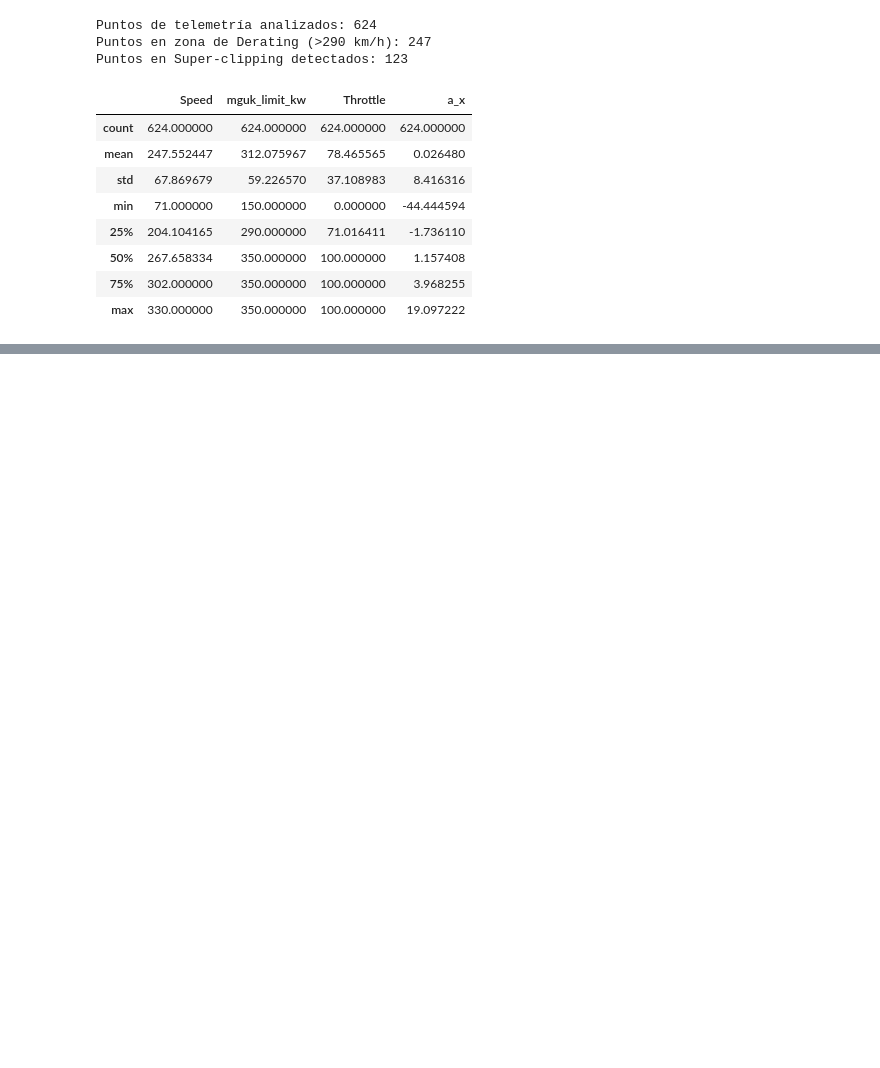
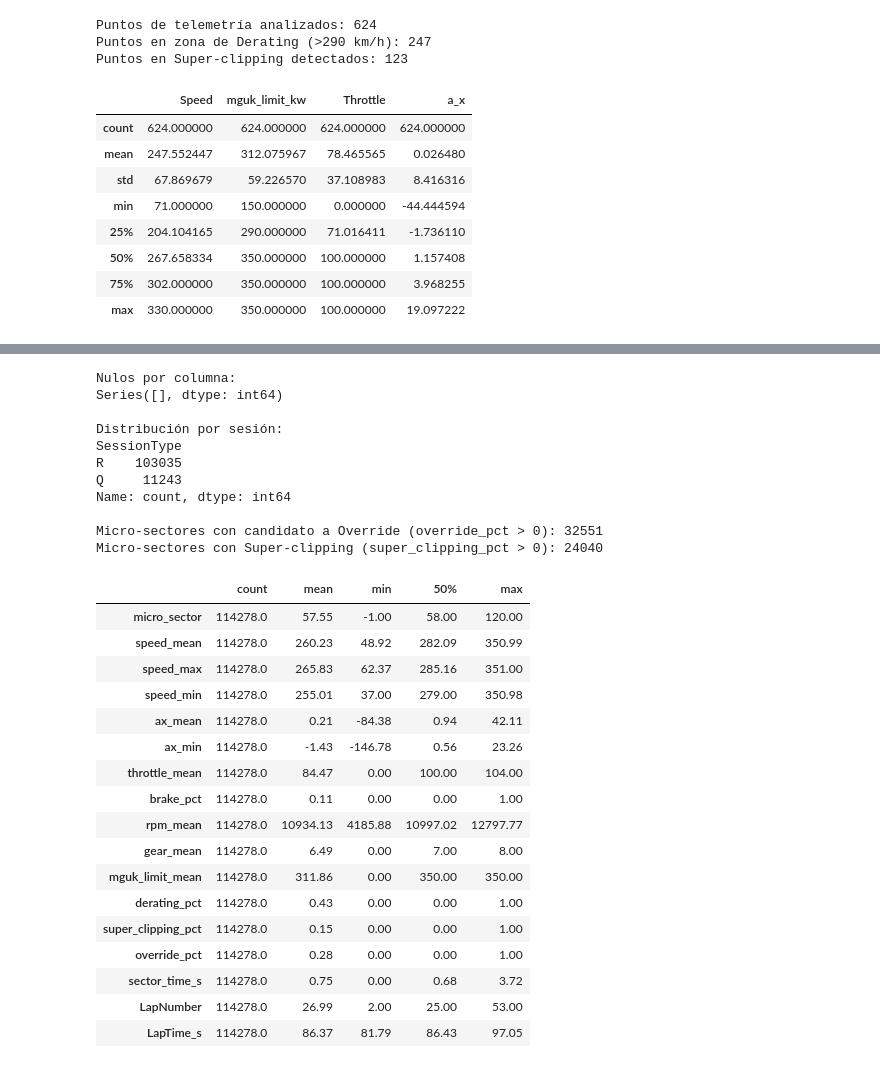
Before and after one commit to BorjaBG/F1-2026-power-unit-ml, a Jupyter notebook: notebook.ipynb, the cells around one changed output, grey strips where cells are left out. Drawn from its saved outputs; the diff is of its cells as text; code cells hidden in the pictures; blank space fills up the shorter version.

```diff
--- a/notebook.ipynb
+++ b/notebook.ipynb
@@ -174,0 +268,17 @@ Puntos en Super-clipping detectados: 123
+# %%
+# Cargar Clasificación de Monza 2026
+session_q = fastf1.get_session(2026, 13, "Q")
+session_q.load()
+
+# Filtrar vueltas lanzadas limpias (dentro del 107% de la más rápida, bandera verde, sin pit)
+clean_laps_q = session_q.laps.pick_quicklaps()
+clean_laps_q = clean_laps_q[
+    (clean_laps_q["PitInTime"].isna())
+    & (clean_laps_q["PitOutTime"].isna())
+    & (clean_laps_q["TrackStatus"] == "1")
+    & (clean_laps_q["LapTime"].notna())
+].copy()
+
+print(f"Vueltas totales en Q: {len(session_q.laps)}")
+print(f"Vueltas lanzadas limpias en Q: {len(clean_laps_q)}")
+print(f"Pilotos en Q con vueltas limpias: {clean_laps_q['Driver'].nunique()}")
@@ -174,0 +374,11 @@ Puntos en Super-clipping detectados: 123
+# %%
+df_q = extract_session_microsectors(clean_laps_q, "Q")
+df_r = extract_session_microsectors(clean_laps_r, "R")
+df_micro = pd.concat([df_q, df_r], ignore_index=True)
+
+processed_dir = Path("data/processed")
+processed_dir.mkdir(parents=True, exist_ok=True)
+df_micro.to_parquet(processed_dir / "monza_2026_microsectors.parquet", index=False)
+
+print(f"Dataset final de micro-sectores: {df_micro.shape}")
+df_micro.head()
@@ -174,0 +400,41 @@ Puntos en Super-clipping detectados: 123
+# %%
+print("Nulos por columna:")
+print(df_micro.isna().sum()[df_micro.isna().sum() > 0])
+
+print("\nDistribución por sesión:")
+print(df_micro["SessionType"].value_counts())
+
+print("\nMicro-sectores con candidato a Override (override_pct > 0):", (df_micro["override_pct"] > 0).sum())
+print("Micro-sectores con Super-clipping (super_clipping_pct > 0):", (df_micro["super_clipping_pct"] > 0).sum())
+
+df_micro.describe().T[["count", "mean", "min", "50%", "max"]].round(2)
+# %% [output]
+Nulos por columna:
+Series([], dtype: int64)
+
+Distribución por sesión:
+SessionType
+R    103035
+Q     11243
+Name: count, dtype: int64
+
+Micro-sectores con candidato a Override (override_pct > 0): 32551
+Micro-sectores con Super-clipping (super_clipping_pct > 0): 24040
+|  | count | mean | min | 50% | max |
+| micro_sector | 114278.0 | 57.55 | -1.00 | 58.00 | 120.00 |
+| speed_mean | 114278.0 | 260.23 | 48.92 | 282.09 | 350.99 |
+| speed_max | 114278.0 | 265.83 | 62.37 | 285.16 | 351.00 |
+| speed_min | 114278.0 | 255.01 | 37.00 | 279.00 | 350.98 |
+| ax_mean | 114278.0 | 0.21 | -84.38 | 0.94 | 42.11 |
+| ax_min | 114278.0 | -1.43 | -146.78 | 0.56 | 23.26 |
+| throttle_mean | 114278.0 | 84.47 | 0.00 | 100.00 | 104.00 |
+| brake_pct | 114278.0 | 0.11 | 0.00 | 0.00 | 1.00 |
+| rpm_mean | 114278.0 | 10934.13 | 4185.88 | 10997.02 | 12797.77 |
+| gear_mean | 114278.0 | 6.49 | 0.00 | 7.00 | 8.00 |
+| mguk_limit_mean | 114278.0 | 311.86 | 0.00 | 350.00 | 350.00 |
+| derating_pct | 114278.0 | 0.43 | 0.00 | 0.00 | 1.00 |
+| super_clipping_pct | 114278.0 | 0.15 | 0.00 | 0.00 | 1.00 |
+| override_pct | 114278.0 | 0.28 | 0.00 | 0.00 | 1.00 |
+| sector_time_s | 114278.0 | 0.75 | 0.00 | 0.68 | 3.72 |
+| LapNumber | 114278.0 | 26.99 | 2.00 | 25.00 | 53.00 |
+| LapTime_s | 114278.0 | 86.37 | 81.79 | 86.43 | 97.05 |
```
Also changed, not shown: parts of 11 cells of this notebook.
